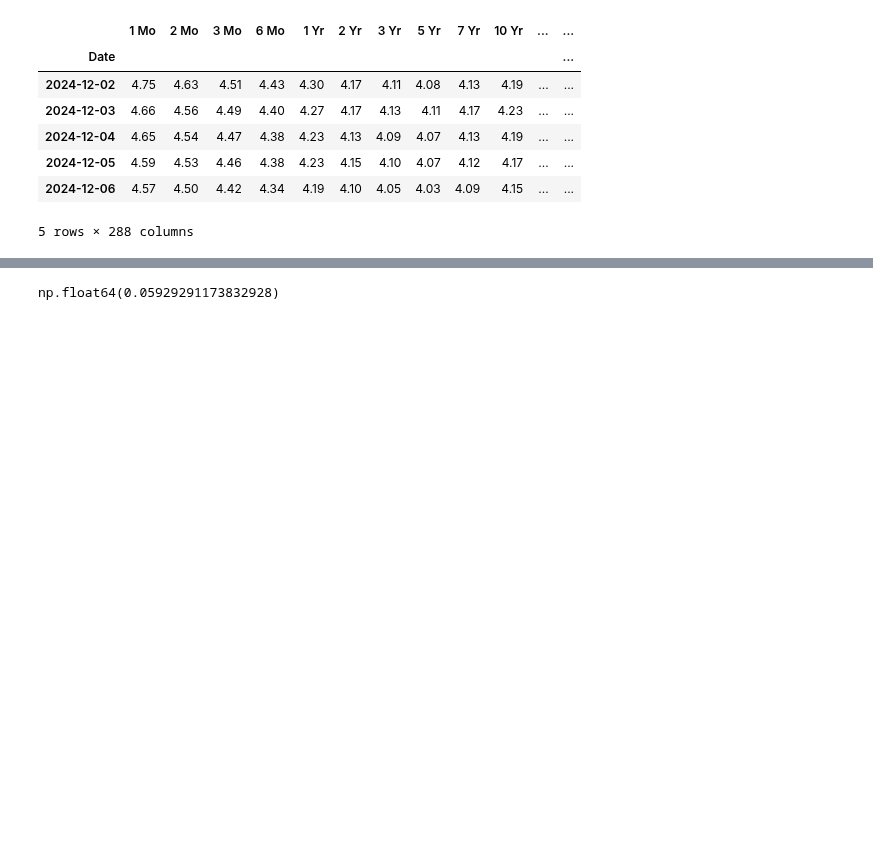
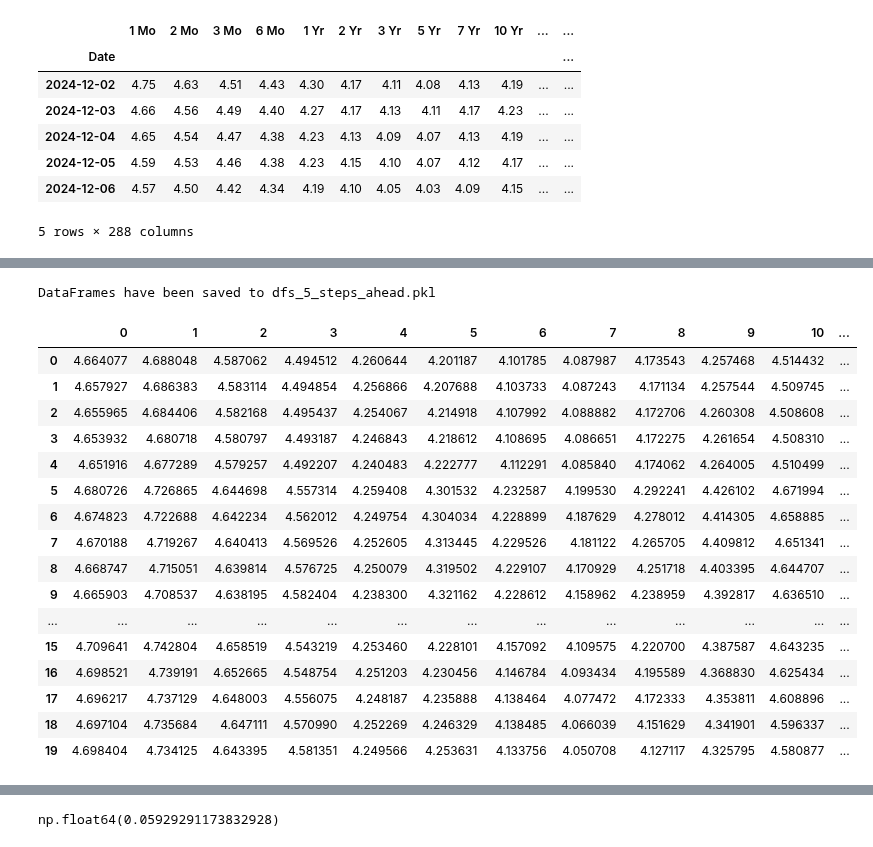
Before and after one commit to QuanPham19/functional-kan, a Jupyter notebook: phase_1/notebooks_treasury/treasury_kan_direct.ipynb, the cells around one changed output, grey strips where cells are left out. Drawn from its saved outputs; the diff is of its cells as text; code cells hidden in the pictures; blank space fills up the shorter version.

```diff
--- a/phase_1/notebooks_treasury/treasury_kan_direct.ipynb
+++ b/phase_1/notebooks_treasury/treasury_kan_direct.ipynb
@@ -139,3 +189,43 @@ saving model version 0.1
+# %%
+import pickle
+
+
+dataframes = {
+    "naive_df": naive_df,
+    "kan_df": kan_df,
+    "truth_df": truth_df
+}
+
+# Specify the file name
+filename = f"dfs_{test_size}_steps_ahead.pkl"
+
+# Pickle the DataFrames into a file
+with open(filename, "wb") as file:
+    pickle.dump(dataframes, file)
+
+print(f"DataFrames have been saved to {filename}")
+# %% [output]
+DataFrames have been saved to dfs_5_steps_ahead.pkl
+# %%
+kan_df
+# %% [output]
+|  | 0 | 1 | 2 | 3 | 4 | 5 | 6 | 7 | 8 | 9 | 10 | ... |
+| 0 | 4.664077 | 4.688048 | 4.587062 | 4.494512 | 4.260644 | 4.201187 | 4.101785 | 4.087987 | 4.173543 | 4.257468 | 4.514432 | ... |
+| 1 | 4.657927 | 4.686383 | 4.583114 | 4.494854 | 4.256866 | 4.207688 | 4.103733 | 4.087243 | 4.171134 | 4.257544 | 4.509745 | ... |
+| 2 | 4.655965 | 4.684406 | 4.582168 | 4.495437 | 4.254067 | 4.214918 | 4.107992 | 4.088882 | 4.172706 | 4.260308 | 4.508608 | ... |
+| 3 | 4.653932 | 4.680718 | 4.580797 | 4.493187 | 4.246843 | 4.218612 | 4.108695 | 4.086651 | 4.172275 | 4.261654 | 4.508310 | ... |
+| 4 | 4.651916 | 4.677289 | 4.579257 | 4.492207 | 4.240483 | 4.222777 | 4.112291 | 4.085840 | 4.174062 | 4.264005 | 4.510499 | ... |
+| 5 | 4.680726 | 4.726865 | 4.644698 | 4.557314 | 4.259408 | 4.301532 | 4.232587 | 4.199530 | 4.292241 | 4.426102 | 4.671994 | ... |
+| 6 | 4.674823 | 4.722688 | 4.642234 | 4.562012 | 4.249754 | 4.304034 | 4.228899 | 4.187629 | 4.278012 | 4.414305 | 4.658885 | ... |
+| 7 | 4.670188 | 4.719267 | 4.640413 | 4.569526 | 4.252605 | 4.313445 | 4.229526 | 4.181122 | 4.265705 | 4.409812 | 4.651341 | ... |
+| 8 | 4.668747 | 4.715051 | 4.639814 | 4.576725 | 4.250079 | 4.319502 | 4.229107 | 4.170929 | 4.251718 | 4.403395 | 4.644707 | ... |
+| 9 | 4.665903 | 4.708537 | 4.638195 | 4.582404 | 4.238300 | 4.321162 | 4.228612 | 4.158962 | 4.238959 | 4.392817 | 4.636510 | ... |
+| ... | ... | ... | ... | ... | ... | ... | ... | ... | ... | ... | ... | ... |
+| 15 | 4.709641 | 4.742804 | 4.658519 | 4.543219 | 4.253460 | 4.228101 | 4.157092 | 4.109575 | 4.220700 | 4.387587 | 4.643235 | ... |
+| 16 | 4.698521 | 4.739191 | 4.652665 | 4.548754 | 4.251203 | 4.230456 | 4.146784 | 4.093434 | 4.195589 | 4.368830 | 4.625434 | ... |
+| 17 | 4.696217 | 4.737129 | 4.648003 | 4.556075 | 4.248187 | 4.235888 | 4.138464 | 4.077472 | 4.172333 | 4.353811 | 4.608896 | ... |
+| 18 | 4.697104 | 4.735684 | 4.647111 | 4.570990 | 4.252269 | 4.246329 | 4.138485 | 4.066039 | 4.151629 | 4.341901 | 4.596337 | ... |
+| 19 | 4.698404 | 4.734125 | 4.643395 | 4.581351 | 4.249566 | 4.253631 | 4.133756 | 4.050708 | 4.127117 | 4.325795 | 4.580877 | ... |
 # %%
 real = df_test[ori_col].values
 mean_squared_error(real, pred, squared=False)
```
Also changed, not shown: parts of 8 cells of this notebook, 10 other files.
